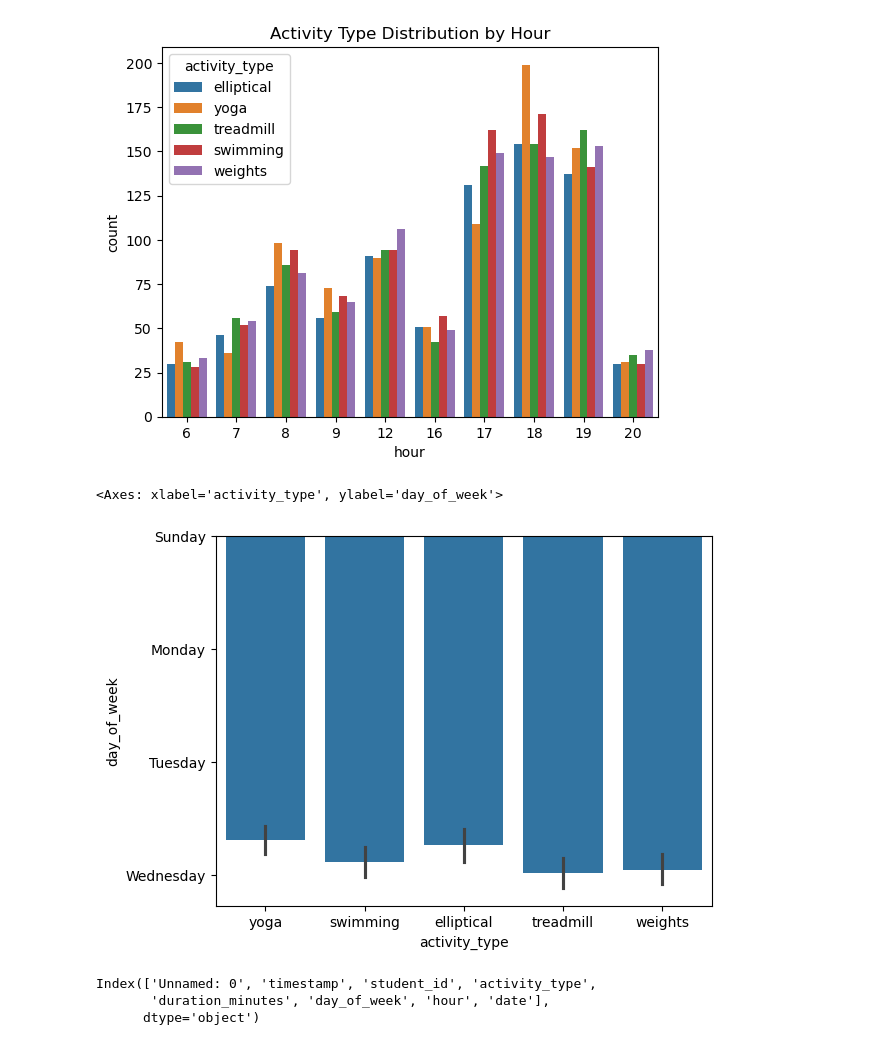
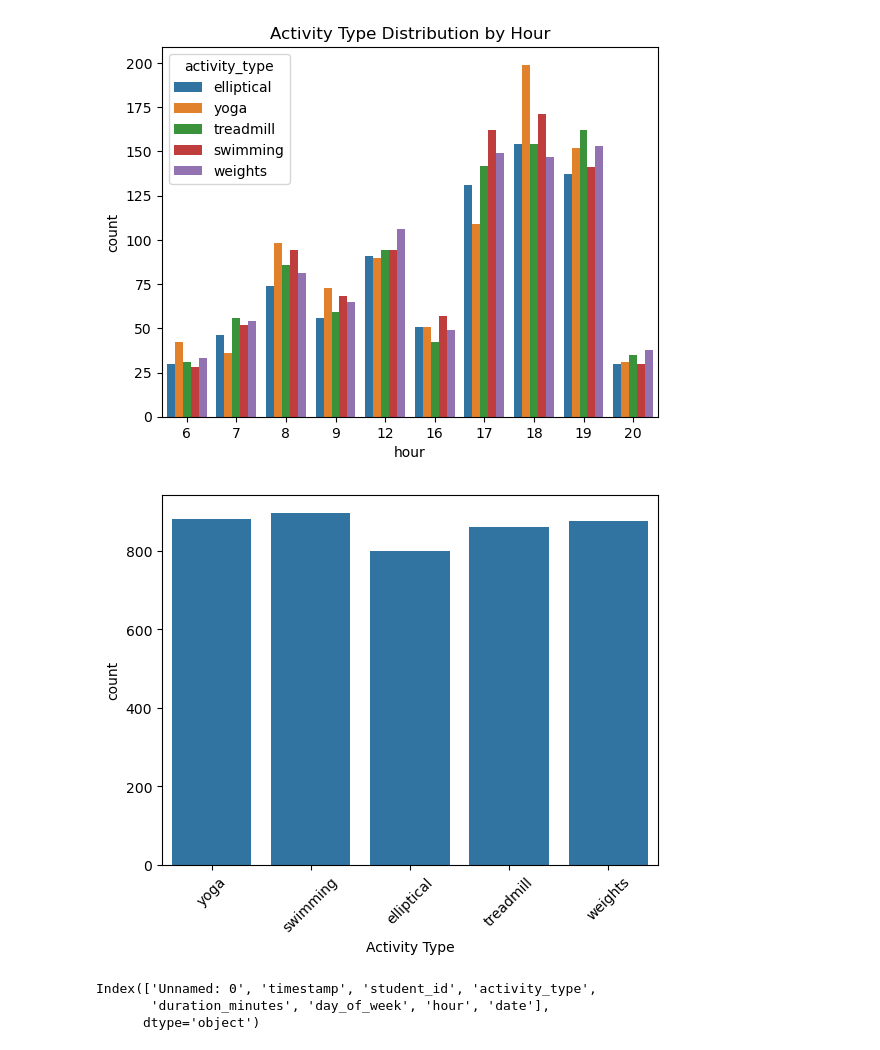
Before and after one commit to tcsimm/SyntheticGymData, a Jupyter notebook: notebooks/02_EDA.ipynb, the cells around one changed output. Cells and saved outputs as stored; diff of their text form; code cells hidden in the pictures.

```diff
--- a/notebooks/02_EDA.ipynb
+++ b/notebooks/02_EDA.ipynb
@@ -118,10 +118,12 @@ plt.show()
 # %% [output]
 [figure]
 # %%
-sns.barplot(x='activity_type', y= 'day_of_week', data=df)
+sns.countplot(x='activity_type', data=df)
+plt.xticks(rotation=45)
+plt.xlabel("Activity Type")
+plt.show()
 # %% [output]
-<Axes: xlabel='activity_type', ylabel='day_of_week'>
-[figure, old version]
+[figure, new version]
 # %%
 df.columns
 # %% [output]
```
